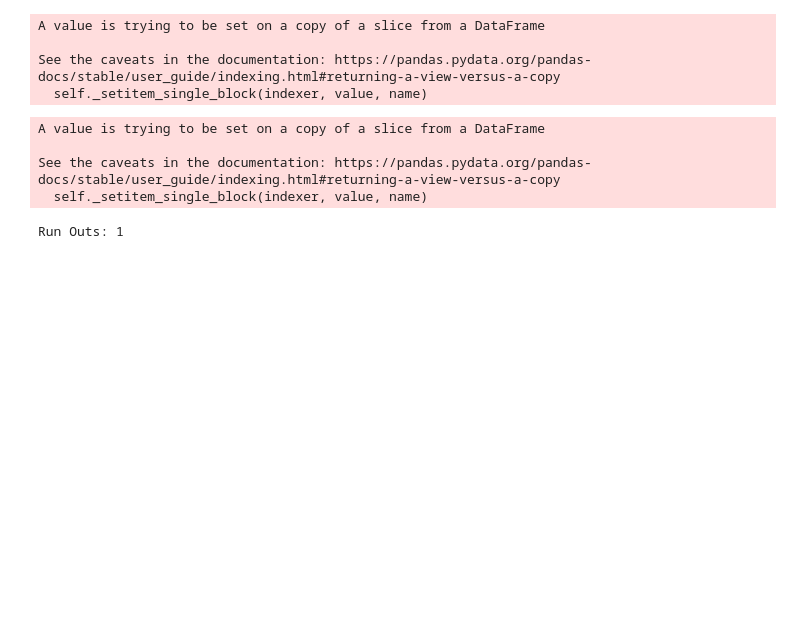
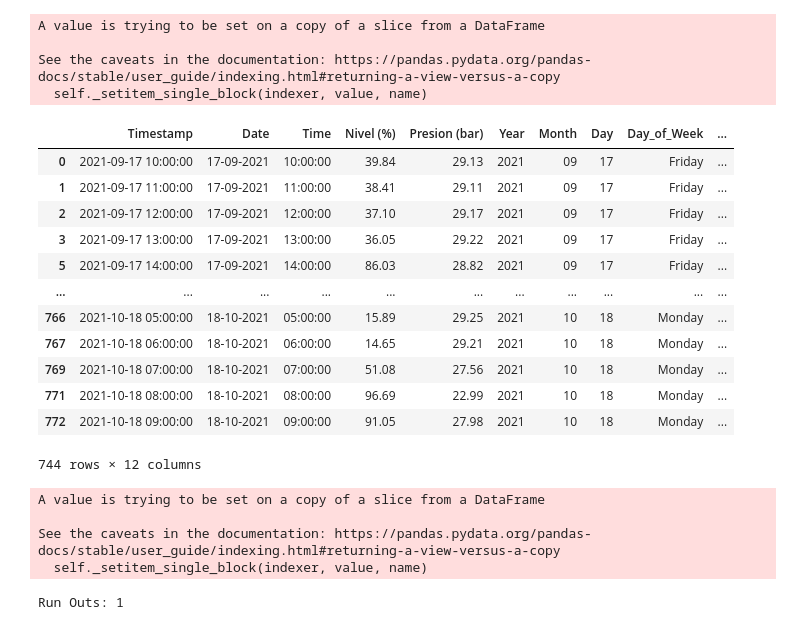
Before and after one commit to JTamarit/Ejercicios_Prog_Avanzada, a Jupyter notebook: app_NPG/STREAMLIT/TANK/telemetry.ipynb, the cells around one changed output. Drawn from its saved outputs; the diff is of its cells as text; code cells hidden in the pictures; blank space fills up the shorter version.

```diff
--- a/app_NPG/STREAMLIT/TANK/telemetry.ipynb
+++ b/app_NPG/STREAMLIT/TANK/telemetry.ipynb
@@ -161,6 +169,22 @@ A value is trying to be set on a copy of a slice from a DataFrame
 
 See the caveats in the documentation: https://pandas.pydata.org/pandas-docs/stable/user_guide/indexing.html#returning-a-view-versus-a-copy
   self._setitem_single_block(indexer, value, name)
+# %%
+display(dff)
+# %% [output]
+|  | Timestamp | Date | Time | Nivel (%) | Presion (bar) | Year | Month | Day | Day_of_Week | ... |
+| 0 | 2021-09-17 10:00:00 | 17-09-2021 | 10:00:00 | 39.84 | 29.13 | 2021 | 09 | 17 | Friday | ... |
+| 1 | 2021-09-17 11:00:00 | 17-09-2021 | 11:00:00 | 38.41 | 29.11 | 2021 | 09 | 17 | Friday | ... |
+| 2 | 2021-09-17 12:00:00 | 17-09-2021 | 12:00:00 | 37.10 | 29.17 | 2021 | 09 | 17 | Friday | ... |
+| 3 | 2021-09-17 13:00:00 | 17-09-2021 | 13:00:00 | 36.05 | 29.22 | 2021 | 09 | 17 | Friday | ... |
+| 5 | 2021-09-17 14:00:00 | 17-09-2021 | 14:00:00 | 86.03 | 28.82 | 2021 | 09 | 17 | Friday | ... |
+| ... | ... | ... | ... | ... | ... | ... | ... | ... | ... | ... |
+| 766 | 2021-10-18 05:00:00 | 18-10-2021 | 05:00:00 | 15.89 | 29.25 | 2021 | 10 | 18 | Monday | ... |
+| 767 | 2021-10-18 06:00:00 | 18-10-2021 | 06:00:00 | 14.65 | 29.21 | 2021 | 10 | 18 | Monday | ... |
+| 769 | 2021-10-18 07:00:00 | 18-10-2021 | 07:00:00 | 51.08 | 27.56 | 2021 | 10 | 18 | Monday | ... |
+| 771 | 2021-10-18 08:00:00 | 18-10-2021 | 08:00:00 | 96.69 | 22.99 | 2021 | 10 | 18 | Monday | ... |
+| 772 | 2021-10-18 09:00:00 | 18-10-2021 | 09:00:00 | 91.05 | 27.98 | 2021 | 10 | 18 | Monday | ... |
+744 rows × 12 columns
 # %%
 #Exportamos el dataframe a excel:
 dff.to_excel(os.path.join('output.xlsx'))
```
Also changed, not shown: parts of 4 cells of this notebook, 2 other files.
